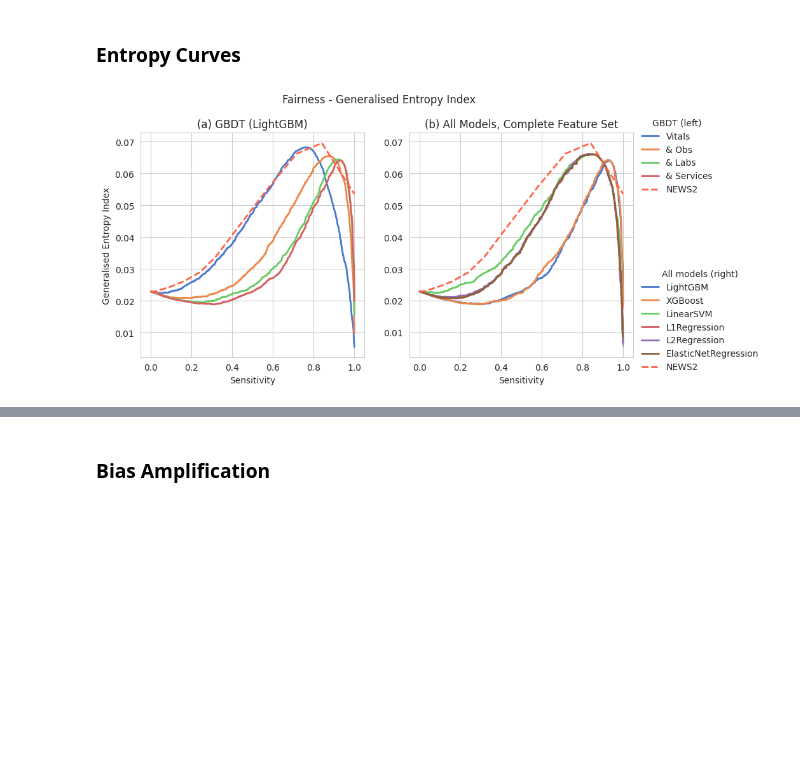
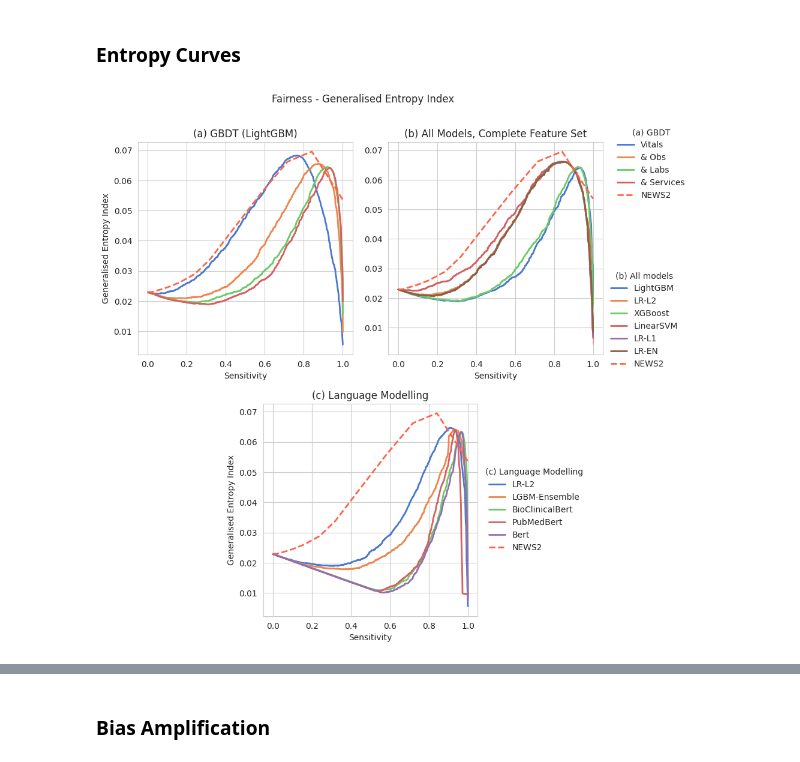
Before and after one commit to steliosbl/acute-care-pathways, a Jupyter notebook: shallow_classifiers.ipynb, the cells around one changed output, grey strips where cells are left out. Saved outputs shown, nothing was run; the diff lists cells and outputs as text; code cells hidden in the pictures; blank space fills up the shorter version.

```diff
--- a/shallow_classifiers.ipynb
+++ b/shallow_classifiers.ipynb
@@ -182,0 +211,10 @@ METRICS = get_full_metrics_tables(RESULTS)
+# %%
+def get_select_transformer_results(results_shallow, results_deep):
+    shallow_choices = [('LightGBM', 'BioClinicalBert'), ('LR-L2', 'BioClinicalBert'), ('LGBM-Ensemble', 'BioClinicalBert')]
+    deep_choices = [('BioClinicalBert', 'All'), ('PubMedBert', 'All'), ('Bert', 'All')]
+    shallow_choices = {_:results_shallow[_] for _ in shallow_choices}
+    deep_choices = {_: results_deep[_] for _ in deep_choices}
+    return shallow_choices | deep_choices
+
+TRANSF_RESULTS_SELECT = get_select_transformer_results(TRANSF_RESULTS_SHALLOW, TRANSF_RESULTS_DEEP)
+TRANSF_METRICS_SELECT = get_full_metrics_tables(TRANSF_RESULTS_SELECT)
@@ -378,3 +652,9 @@ def feature_group_y_preds_across_estimators(y_preds, feature_group_target='with_
         for (estimator, feature_group), (y_pred_proba, *_) in y_preds.items()
         if feature_group == feature_group_target
     }
+
+def all_y_preds_by_estimator(y_preds):
+    return {
+        estimator: y_pred_proba
+        for (estimator, feature_group), (y_pred_proba, *_) in y_preds.items()
+    }
@@ -617,45 +1017,59 @@ comparison_scatter_plots(save=f'{Notebook.IMAGE_DIR}/shap_scatter_age.svg')
 # %% [markdown]
 ### Entropy Curves
 # %%
+import matplotlib.gridspec
 from transformer_experiment.utils.plots import plot_entropy_curves
 from aif360.sklearn.metrics import generalized_entropy_error, between_group_generalized_entropy_error
 
-def entropy_comparison(y_preds, prot_attr=None, save=None, function=generalized_entropy_error, title='Fairness - Generalised Entropy Index'):
-    fig, ax = plt.subplots(1, 2, figsize=(10, 5))
+def entropy_comparison(y_preds, y_preds_transf, prot_attr=None, save=None, function=generalized_entropy_error, title='Fairness - Generalised Entropy Index'):
     sns.set_style("whitegrid")
-    for _ in ax:
-        _.set_box_aspect(1)
+    fig = plt.figure(figsize=(10,10))
+    gs = matplotlib.gridspec.GridSpec(4, 4, hspace=0.6, wspace=0.4)
+    ax1 = plt.subplot(gs[:2, :2])
+    ax2 = plt.subplot(gs[:2, 2:])
+    ax3 = plt.subplot(gs[2:4, 1:3])
 
     y_true = Y_TRUES['Complete']
     baseline_news = {'NEWS2': SAL.loc[y_true.index].NEWS_Score_Admission}
 
-    y_preds_l, y_preds_r = (
+    y_preds_l, y_preds_r, y_preds_d = (
         estimator_y_preds_across_feature_groups(y_preds, 'LightGBM') | baseline_news,
-        feature_group_y_preds_across_estimators(y_preds, 'with_services') | baseline_news
+        feature_group_y_preds_across_estimators(y_preds, 'with_services') | baseline_news,
+        all_y_preds_by_estimator(y_preds_transf) | baseline_news
     )
+
+    y_preds_r = {PRETTY_PRINT_ESTIMATORS[key]:value for key, value in y_preds_r.items()}
 
     plot_entropy_curves(
         y_true, y_preds_l,
         function=function, prot_attr=prot_attr,
-        ax=ax[0], title='(a) GBDT (LightGBM)',
+        ax=ax1, title='(a) GBDT (LightGBM)',
         baseline_key='NEWS2', palette=sns.color_palette('muted')
     )
     plot_entropy_curves(
         y_true, y_preds_r,
         function=function, prot_attr=prot_attr,
-        ax=ax[1], title='(b) All Models, Complete Feature Set',
+        ax=ax2, title='(b) All Models, Complete Feature Set',
         baseline_key='NEWS2', palette=sns.color_palette('muted')
     )
+    plot_entropy_curves(
+        y_true, y_preds_d,
+        function=function, prot_attr=prot_attr,
+        ax=ax3, title='(c) Language Modelling',
+        baseline_key='NEWS2', palette=sns.color_palette('muted'), ci=None
+    )
 
-    sns.move_legend(ax[0], "upper left", bbox_to_anchor=(2.2, 1.1), frameon=False, title='GBDT (left)')
-    sns.move_legend(ax[1], "lower left", bbox_to_anchor=(1, -0.1), frameon=False, title='All models (right)')
-    ax[1].set_ylabel(None)
+    sns.move_legend(ax1, "upper left", bbox_to_anchor=(2.2, 1.1), frameon=False, title='(a) GBDT')
+    sns.move_legend(ax2, "lower left", bbox_to_anchor=(1, -0.1), frameon=False, title='(b) All models')
+    sns.move_legend(ax3, "center left", bbox_to_anchor=(1, .5), frameon=False, title='(c) Language Modelling')
+
+    ax2.set_ylabel(None)
     fig.subplots_adjust(top=0.9)
     fig.suptitle(title)
     if save:
         plt.savefig(save, bbox_inches='tight', format='svg')
 
-entropy_comparison(RESULTS, save=Notebook.IMAGE_DIR/'entropy.svg')
+entropy_comparison(RESULTS, TRANSF_RESULTS_SELECT, save=Notebook.IMAGE_DIR/'entropy.svg')
 # %% [output]
-[figure, old version]
+[figure, new version]
 # %%
```
Also changed, not shown: parts of 52 cells of this notebook, 14 other files.
